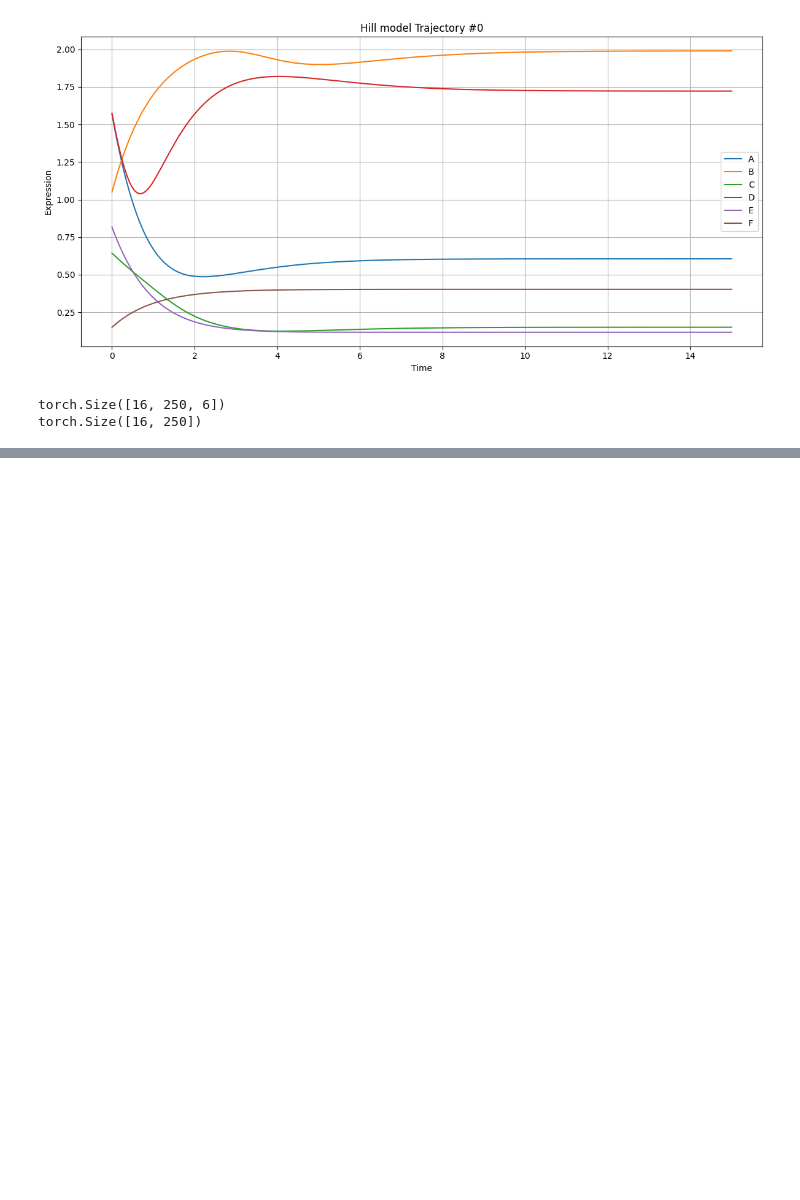
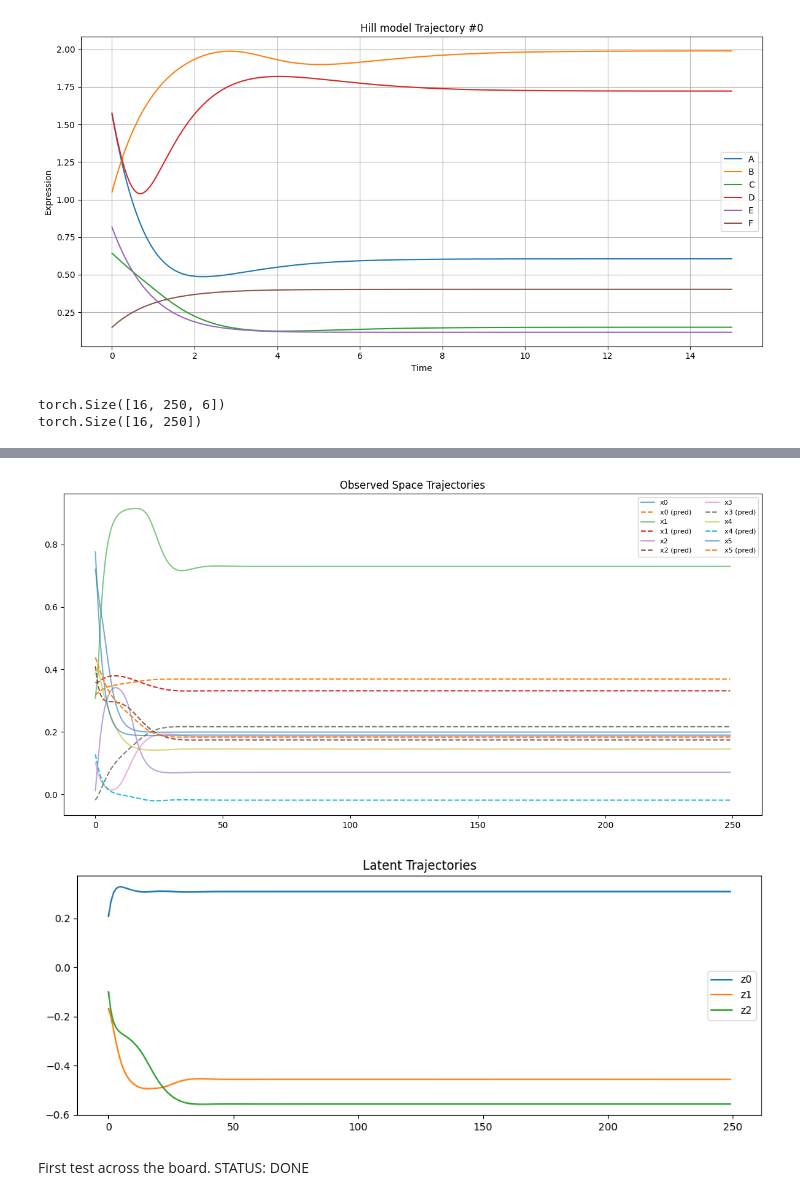
Before and after one commit to fmenol/sindy-shred, a Jupyter notebook: yeast_pipeline/real_data/test_notebook.ipynb, the cells around one changed output, grey strips where cells are left out. Cells and saved outputs as stored; diff of their text form; code cells hidden in the pictures; blank space fills up the shorter version.

Commit message:
Added summary for test_notebook.ipynb in /yeast_pipeline/real_data/

```diff
--- a/yeast_pipeline/real_data/test_notebook.ipynb
+++ b/yeast_pipeline/real_data/test_notebook.ipynb
@@ -781,0 +862,15 @@ IndexError: list index out of range
+# %%
+with torch.no_grad():
+    for X_batch, _ in dataloader:
+        X_batch = X_batch.to(device)
+        x_hat, dzdt, dzdt_pred = model(X_batch, dt)
+        z = model.encoder(X_batch)
+        break
+
+plot_observed_trajectories(X_batch, x_hat, idx=0)
+plot_latent_traj(z, model, dt, idx=0)
+# %% [output]
+[figure, added]
+[figure, added]
+# %% [markdown]
+First test across the board. STATUS: DONE
```
Also changed, not shown: parts of 5 cells of this notebook.
